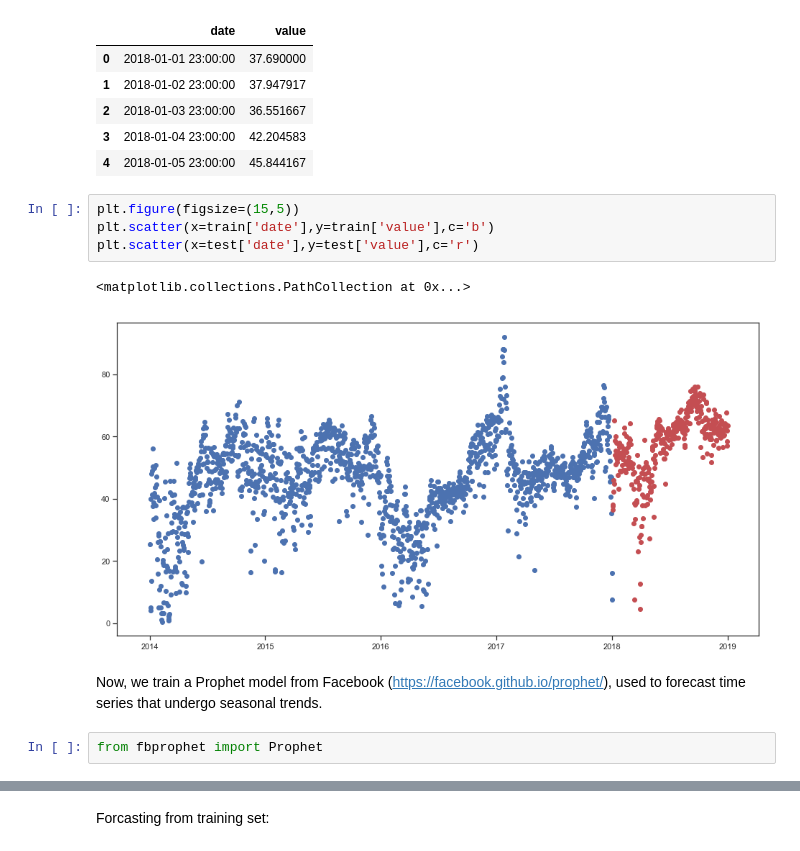
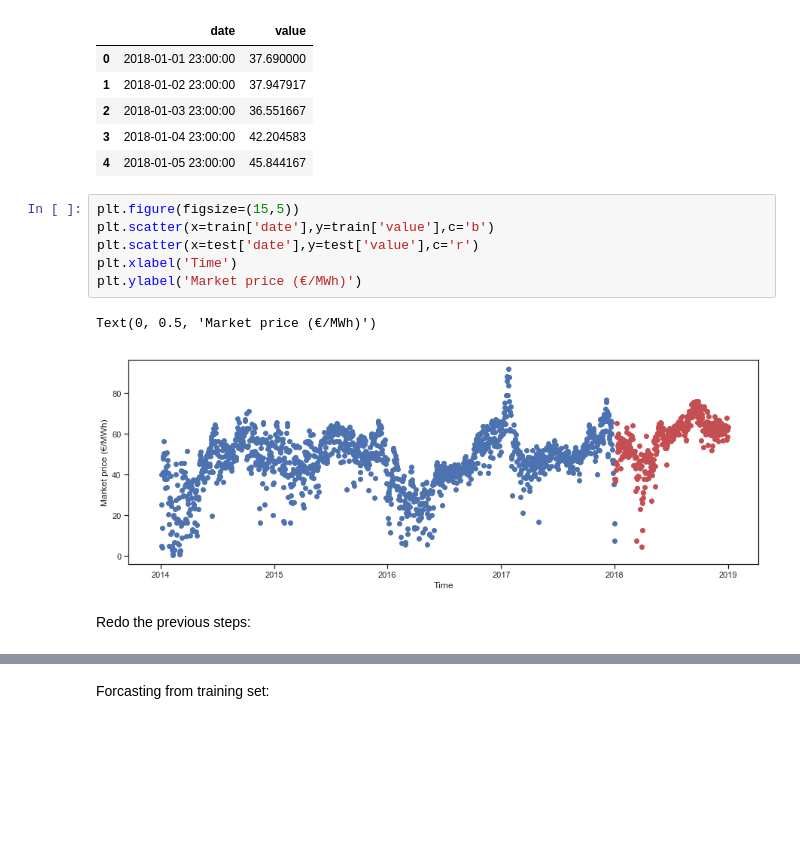
Before and after one commit to ca-schumacher/pred_Energy, a Jupyter notebook: data_analysis.ipynb, the cells around one changed output, grey strips where cells are left out. Cells and saved outputs as stored; diff of their text form; blank space fills up the shorter version.

```diff
--- a/data_analysis.ipynb
+++ b/data_analysis.ipynb
@@ -197,14 +246,14 @@ test.head()
 # %%
 plt.figure(figsize=(15,5))
 plt.scatter(x=train['date'],y=train['value'],c='b')
 plt.scatter(x=test['date'],y=test['value'],c='r')
+plt.xlabel('Time')
+plt.ylabel('Market price (€/MWh)')
 # %% [output]
-<matplotlib.collections.PathCollection at 0x...>
+Text(0, 0.5, 'Market price (€/MWh)')
-[figure, old version]
+[figure, new version]
-# %% [markdown]
-Now, we train a Prophet model from Facebook (https://facebook.github.io/prophet/), used to forecast time series that undergo seasonal trends.
-# %%
-from fbprophet import Prophet
+# %% [markdown]
+Redo the previous steps:
 # %%
 model = Prophet()
 model.fit(train.rename(columns={'date':'ds', 'value':'y'}))
```
Also changed, not shown: parts of 32 cells of this notebook.
